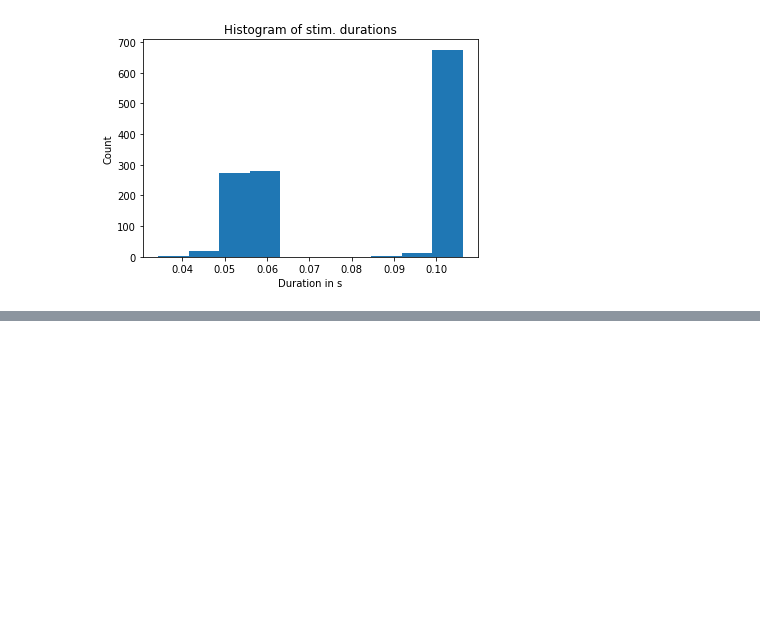
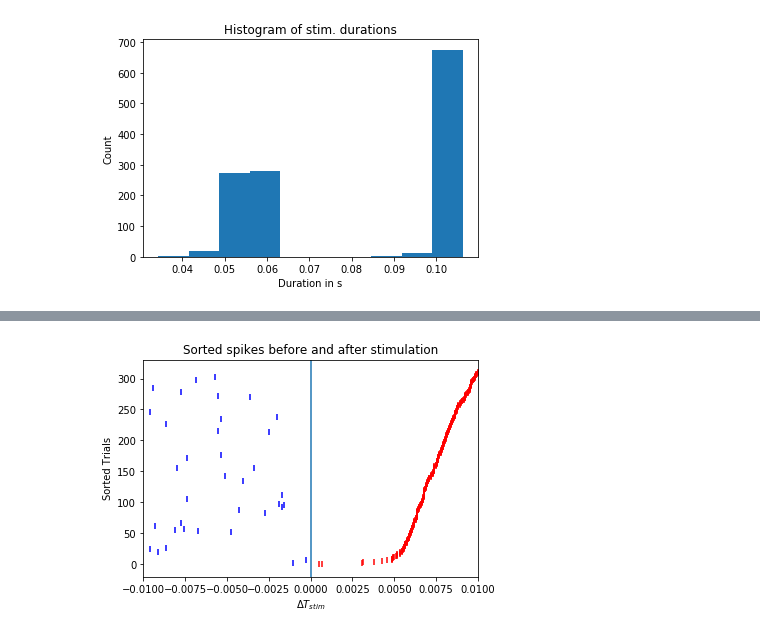
Before and after one commit to lepmik/causal-optogenetics-paper-data, a Jupyter notebook: Juxtacellular.ipynb, the cells around one changed output, grey strips where cells are left out. Cells and saved outputs as stored; diff of their text form; code cells hidden in the pictures; blank space fills up the shorter version.

```diff
--- a/Juxtacellular.ipynb
+++ b/Juxtacellular.ipynb
@@ -64,3 +76,12 @@ for ses_i in ses['ses'][0]:
     seg.epochs.append(epc)
     blk.segments.append(seg)
     blks.append(blk)
+# %%
+n_units = []
+for i, blk in enumerate(blks):
+    units = blk.channel_indexes[0]
+    unit_names = [u.name for u in units.children]
+    n_units_i = len(unit_names)
+    n_units.append(n_units_i)
+print('Number of units per session')
+print(n_units)
@@ -89,9 +113,11 @@ for i, spktrn_i in enumerate(spktrns):
               xlim=xlim,
               axs=[axs[i, 0], axs[i, 1]],
               hist_binsize=1*pq.ms,
+              stim_style='patch',
               stim_color='cyan',
               hist_alpha=1.,
               hist_edgecolor=None,
               hist_ylabel='Counts',
               rast_size=1);
+print([sptr_i.unit.name for sptr_i in spktrns])
 # %% [output]
@@ -117,0 +153,53 @@ Not clear how to determine right latency values from those observations
+# %%
+blk = blks[8]
+seg=blk.segments[0]
+units = blk.channel_indexes[0]
+spktrns = seg.spiketrains
+epc = seg.epochs[0]
+
+juxta_id = list(epc.description[0])
+unit_juxta = [u for u in units.children if u.name == str(juxta_id)][0]
+spktr_juxta = unit_juxta.spiketrains[0]
+
+# We collect last spike before and first spike after stimulation onset
+
+spks_bfr_aft = np.zeros((len(epc.times), 3))
+# spks_bfr_aft, column 0 - last spike before onset,
+# 1 - first spike after onset, 2 - stim onset
+
+
+for i, stim_t_i in enumerate(epc.times):
+    idx = np.searchsorted(spktr_juxta.times, stim_t_i)
+    spks_bfr_aft[i, 0] = spktr_juxta.times[idx-1]
+    spks_bfr_aft[i, 1] = spktr_juxta.times[idx]
+    spks_bfr_aft[i, 2] = stim_t_i
+
+ltnc_onst = spks_bfr_aft[:, 1] - spks_bfr_aft[:, 2]
+ltnc_prevspk = spks_bfr_aft[:, 0] - spks_bfr_aft[:, 2]
+
+# look only at those values within short interval, {-dt, dt} with regard to stimulation
+dt = 0.01
+
+bool_onst = ltnc_onst<dt
+
+ltnc_onst_lim = ltnc_onst[bool_onst]
+ltnc_prevspk_lim = ltnc_prevspk[bool_onst]
+
+argsrt_onst = np.argsort(ltnc_onst_lim)
+
+fig, ax = plt.subplots(1)
+ax.scatter(ltnc_onst_lim[argsrt_onst], range(len(ltnc_onst_lim)), marker='|',c='r')
+ax.set_xlim([-0.01, 0.01])
+
+ax.scatter(ltnc_prevspk_lim[argsrt_onst], range(len(ltnc_onst_lim)), marker='|',c='b')
+ax.set_xlim([-0.01, 0.01])
+
+ax.axvline(0)
+
+ax.set_xlabel(r'$\Delta T_{stim}$')
+ax.set_ylabel('Sorted Trials')
+
+ax.set_title('Sorted spikes before and after stimulation')
+plt.show()
+# %% [output]
+[figure, added]
```
Also changed, not shown: parts of 37 cells of this notebook.
